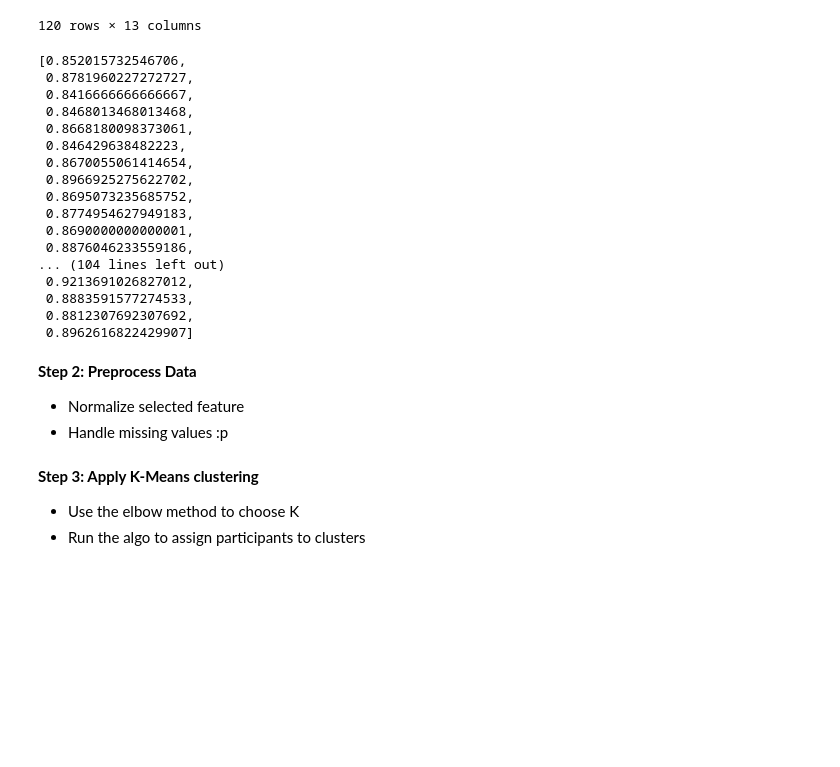
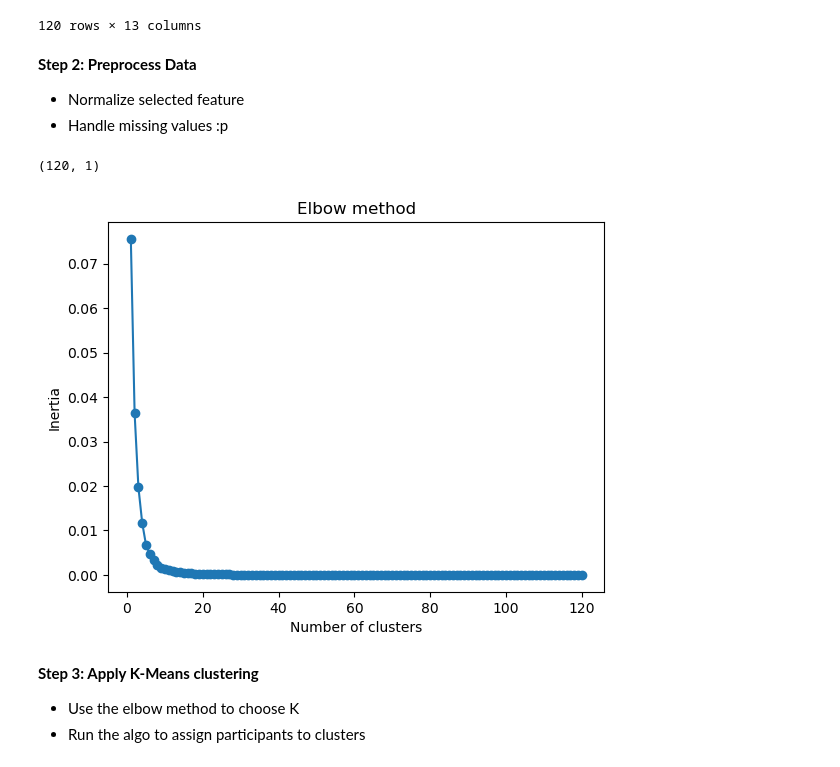
Before and after one commit to CeciliaDurst/HTV_DataManipulations, a Jupyter notebook: kMeansCluster/cluster.ipynb, the cells around one changed output. Drawn from its saved outputs; the diff is of its cells as text; code cells hidden in the pictures; blank space fills up the shorter version.

Commit message:
clustering!

```diff
--- a/kMeansCluster/cluster.ipynb
+++ b/kMeansCluster/cluster.ipynb
@@ -58,31 +29,32 @@ df
 | 118 | 22912 | 1 | 50 | (16, 20) | (63, 67) | ... |
 | 119 | 22918 | 1 | 47 | (16, 20) | (63, 67) | ... |
 120 rows × 13 columns
-# %%
-firstEff = df['First 5 Consecutive Days Sleep Efficiency'].to_list()
-firstEff
-# %% [output]
-[0.852015732546706,
- 0.8781960227272727,
- 0.8416666666666667,
- 0.8468013468013468,
- 0.8668180098373061,
- 0.846429638482223,
- 0.8670055061414654,
- 0.8966925275622702,
- 0.8695073235685752,
- 0.8774954627949183,
- 0.8690000000000001,
- 0.8876046233559186,
-... (104 lines left out)
- 0.9213691026827012,
- 0.8883591577274533,
- 0.8812307692307692,
- 0.8962616822429907]
 # %% [markdown]
 **Step 2: Preprocess Data**
 * Normalize selected feature
 * Handle missing values :p
+# %%
+toList = np.array(df['First 5 Consecutive Days Sleep Efficiency'].to_list())
+firstEff = toList.reshape(-1,1)
+print(firstEff.shape)
+
+inertias = []
+
+firstEff
+
+for i in range(1,121):
+    kmeans = KMeans(n_clusters = i)
+    kmeans.fit(firstEff)
+    inertias.append(kmeans.inertia_)
+
+plt.plot(range(1,121), inertias, marker='o')
+plt.title('Elbow method')
+plt.xlabel('Number of clusters')
+plt.ylabel('Inertia')
+plt.show()
+# %% [output]
+(120, 1)
+[figure, added]
 # %% [markdown]
 **Step 3: Apply K-Means clustering**
 * Use the elbow method to choose K
```
Also changed, not shown: parts of 5 cells of this notebook.
